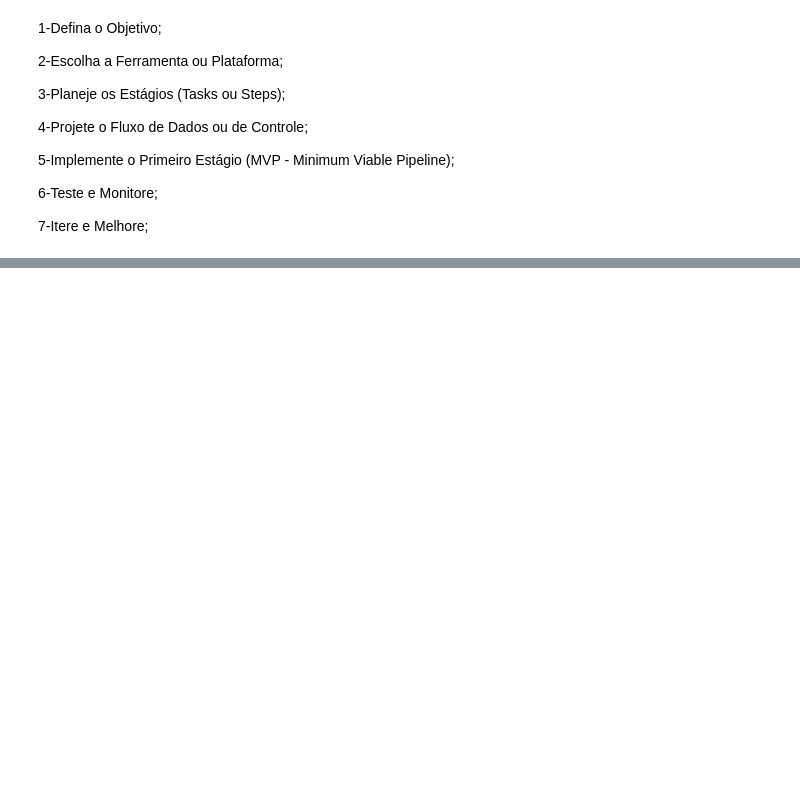
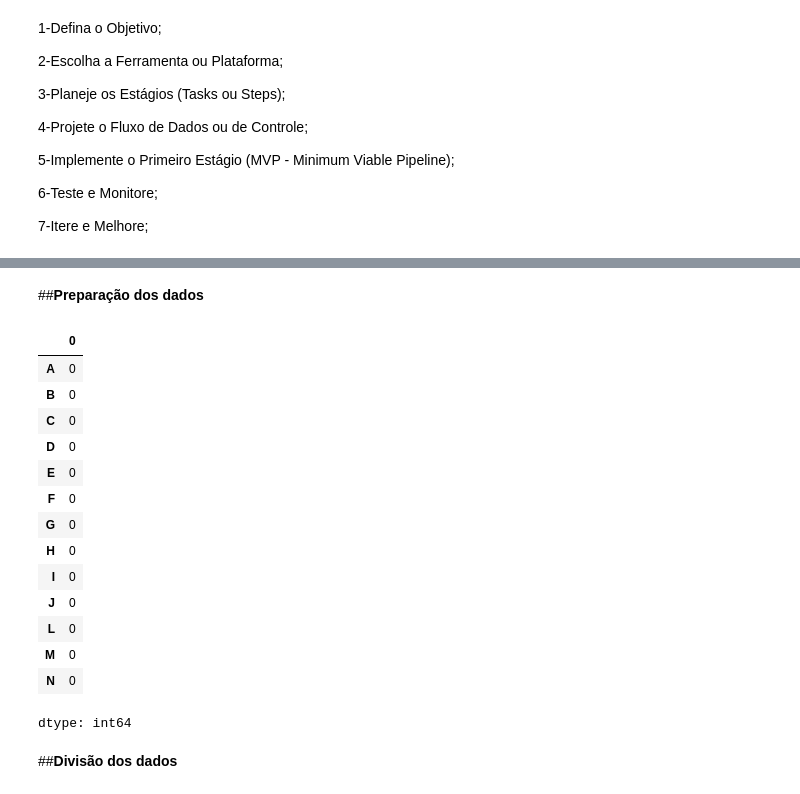
Before and after one commit to ROSILENE05/Analise_dados_Python-Arquitetura_EmpresaTI, a Jupyter notebook: Desafio_tecnico_SENAI_GO.ipynb, the cells around one changed output, grey strips where cells are left out. Saved outputs shown, nothing was run; the diff lists cells and outputs as text; code cells hidden in the pictures; blank space fills up the shorter version.

```diff
--- a/Desafio_tecnico_SENAI_GO.ipynb
+++ b/Desafio_tecnico_SENAI_GO.ipynb
@@ -464,0 +281,21 @@ for nome_modelo, modelo in modelos_regressao.items():
+# %% [markdown]
+##**Preparação dos dados**
+# %%
+# Verificar valores ausentes
+df.isnull().sum()
+# %% [output]
+|  | 0 |
+| A | 0 |
+| B | 0 |
+| C | 0 |
+| D | 0 |
+| E | 0 |
+| F | 0 |
+| G | 0 |
+| H | 0 |
+| I | 0 |
+| J | 0 |
+| L | 0 |
+| M | 0 |
+| N | 0 |
+dtype: int64
@@ -464,0 +317,2 @@ for nome_modelo, modelo in modelos_regressao.items():
+# %% [markdown]
+##**Divisão dos dados**
```
Also changed, not shown: parts of 42 cells of this notebook.
